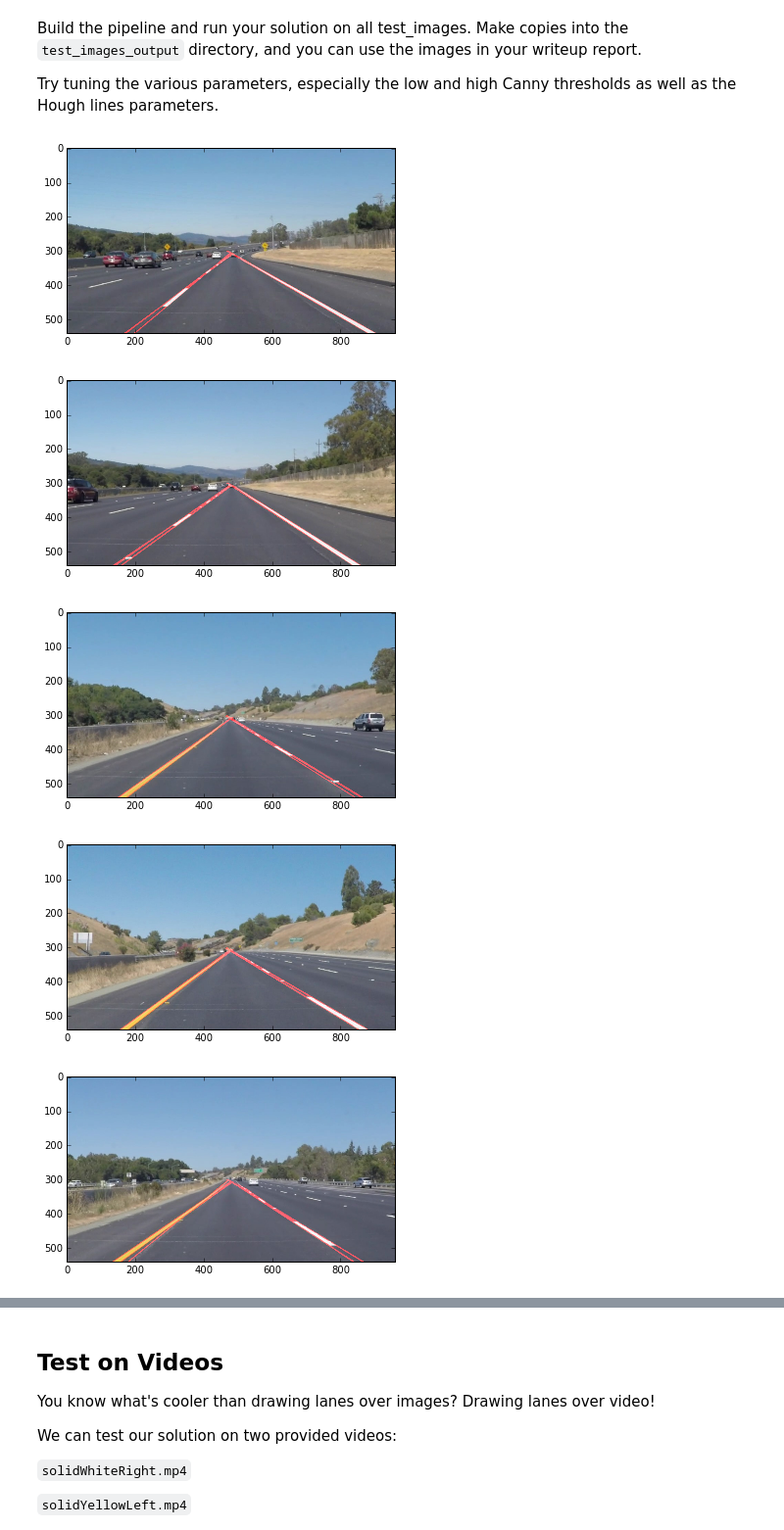
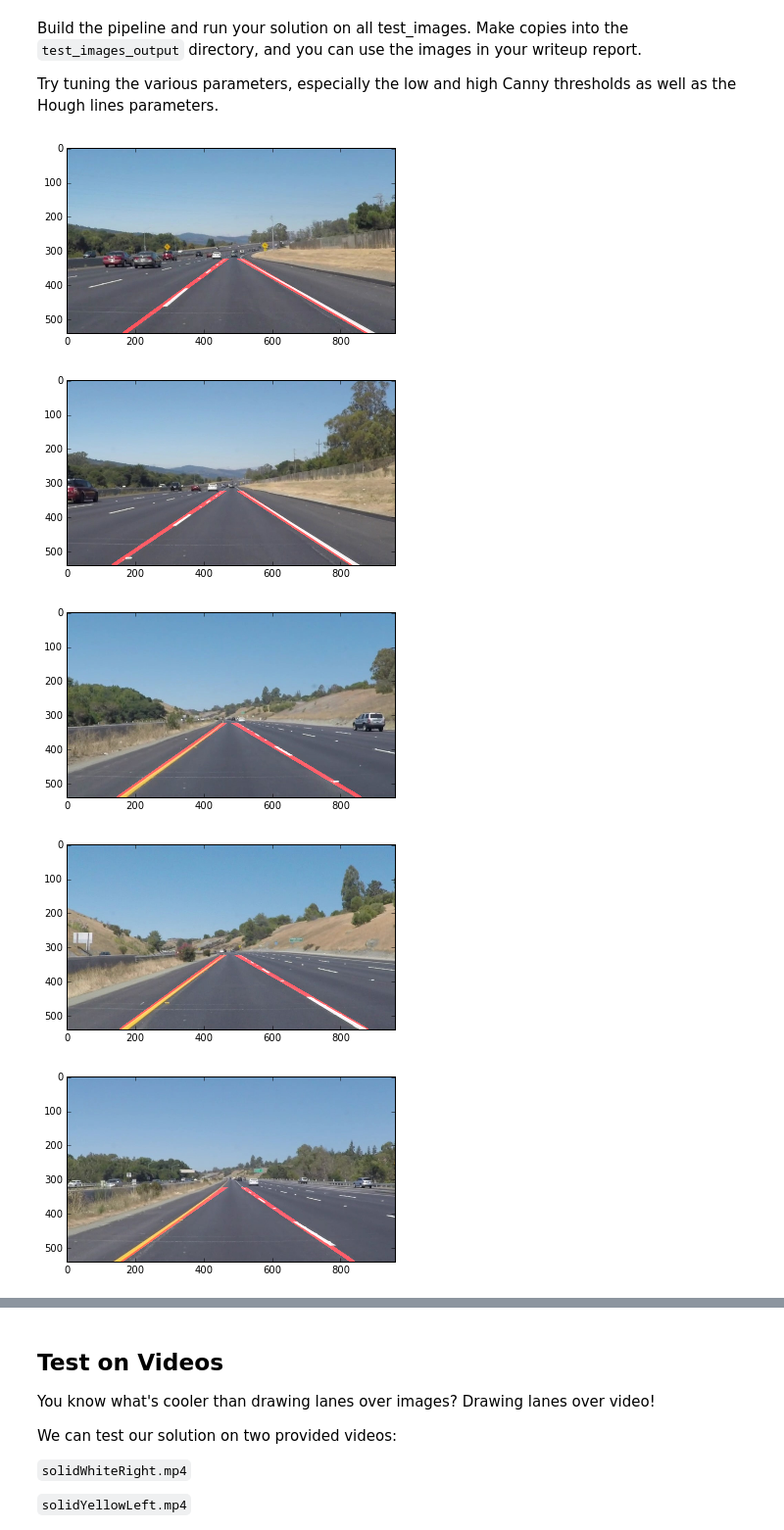
Before and after one commit to TakashiNakagawa/CarND-LaneLines-P1, a Jupyter notebook: P1.ipynb, the cells around one changed output, grey strips where cells are left out. Shown at 98% size. Saved outputs shown, nothing was run; the diff lists cells and outputs as text; code cells hidden in the pictures.

```diff
--- a/P1.ipynb
+++ b/P1.ipynb
@@ -266,26 +260,58 @@ class LineExtender:
 # TODO: Build your pipeline that will draw lane lines on the test_images
 # then save them to the test_images directory.
 import glob
+import math
 
 def draw_lines2(img, lines, color=[255, 0, 0], thickness=2):
     """
+    draw lines to image
     """
     for line in lines:
+        if len(line) == 0:
+            continue
         x1,y1,x2,y2 = line[0][0], line[0][1], line[1][0], line[1][1]
         cv2.line(img, (x1, y1), (x2, y2), color, thickness)
 
-def separate_lines(lines):
+def separate_left_right_lines(lines):
+    """
+    separate line to left and right
+    """
     left = []
     right = []
     for l in lines:
         dir = np.array([l[0][2] - l[0][0], l[0][3] - l[0][1]])
-        if l[0][0] < l[0][2]:
-            dir[0], dir[1] = dir[1], dir[0]
-        if np.inner(dir, [0,1]) < 0:
+        if dir[0] < 0:
+            dir *= -1
+        dir = dir / np.linalg.norm(dir)
+        inner = np.inner(dir, [0,1])
+        if abs(inner) < 0.2:
+            # maybe not lane
+            continue
+        elif np.inner(dir, [0,1]) < 0:
             left.append(l[0])
         else:
             right.append(l[0])
     return np.array(left), np.array(right)
+
+def filter_lines(lines):
+    """
+    filter lines and select one line
+    """
+    if len(lines) == 0:
+        return []
+    elif len(lines) <= 2:
+        return lines[0]
+
+    inner_values = {}
+    for l in lines:
+        dir = l[0] - l[1]
+        dir = dir / np.linalg.norm(dir)
+        val = np.inner(dir, [0,1])
+        inner_values[val] = l
+
+    inner_values = sorted(inner_values.items())
+    index = math.floor(len(inner_values)/2)
+    return inner_values[index][1]
 
 
 def my_hough_lines(img):
@@ -296,15 +322,18 @@ def my_hough_lines(img):
         max_line_gap = 100    # maximum gap in pixels between connectable line segments
 
         lines = cv2.HoughLinesP(img, rho, theta, threshold, np.array([]), minLineLength=min_line_length, maxLineGap=max_line_gap)
-        left, right = separate_lines(lines)
+        left, right = separate_left_right_lines(lines)
         line_img = np.zeros((img.shape[0], img.shape[1], 3), dtype=np.uint8)
-        extended_lines = []
 
+        left_extended = []
         for l  in left:
-            extended_lines.append(LineExtender.extend(l, img.shape[1], img.shape[0]))
+            left_extended.append(LineExtender.extend(l, img.shape[1], img.shape[0]))
+        draw_lines2(line_img, [filter_lines(left_extended)], [255, 0, 0], 10)
+
+        right_exteded = []
         for r in right:
-            extended_lines.append(LineExtender.extend(r, img.shape[1], img.shape[0]))
-        draw_lines2(line_img, extended_lines)
+            right_exteded.append(LineExtender.extend(r, img.shape[1], img.shape[0]))
+        draw_lines2(line_img, [filter_lines(right_exteded)], [255, 0, 0], 10)
 
         line_img = region_of_interest(line_img,  roi_vertices(line_img))
 
@@ -313,45 +342,48 @@ def my_hough_lines(img):
 def roi_vertices(img):
     '''return vertices of region of interest'''
     img_shape = img.shape
-    tl = (470, 300)
-    bl = (20, img_shape[0])
-    br = (img_shape[1] - 20, img_shape[0])
-    tr = (470, 300)
+    tl = (img_shape[1]/2 -50, img_shape[0]/2 + 55)
+    bl = (40, img_shape[0])
+    br = (img_shape[1] - 30, img_shape[0])
+    tr = (img_shape[1]/2 + 50, img_shape[0]/2 + 55)
     return np.array([[tl, bl, br, tr]], dtype=np.int32)
 
 def find_lines(img):
     '''detect  lines'''
 
     # convert to gray scale
     gray = grayscale(img)
 
     # GaussianBlur
     blur_gray = gaussian_blur(gray, 5)
 
     # canny edge
     edges = canny(blur_gray, 50, 150)
 
     # image mask
     masked_img = region_of_interest(edges,  roi_vertices(edges))
 
     #Hough
     lines_img = my_hough_lines(masked_img)
 
     #overlap image
     img_result = weighted_img(img, lines_img)
+
+    #test
+#     img_result = region_of_interest(img_result,  roi_vertices(img_result))
     return img_result
 
 for img in glob.glob("test_images/*.jpg"):
     image = mpimg.imread(img)
     img_with_lines = find_lines(image)
     name, ext  = os.path.splitext(img)
     new_name = "test_images_output/{}{}".format(os.path.basename(name), ext)
     cv2.imwrite(new_name, cv2.cvtColor(img_with_lines, cv2.COLOR_RGB2BGR))
     plt.imshow(img_with_lines)
     plt.show()
 # %% [output]
-[figure, old version]
+[figure, new version]
-[figure, old version]
+[figure, new version]
-[figure, old version]
+[figure, new version]
-[figure, old version]
+[figure, new version]
-[figure, old version]
+[figure, new version]
```
Also changed, not shown: parts of 5 cells of this notebook, 11 other files.
